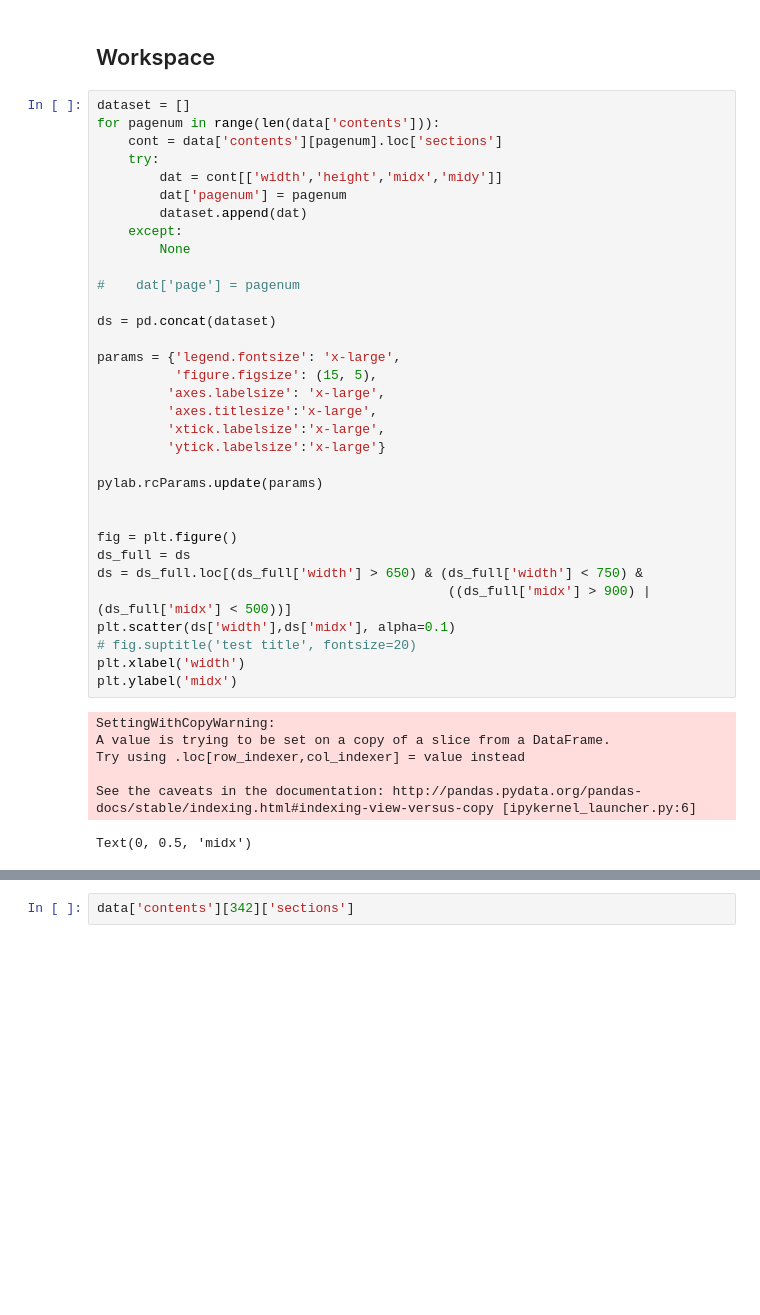
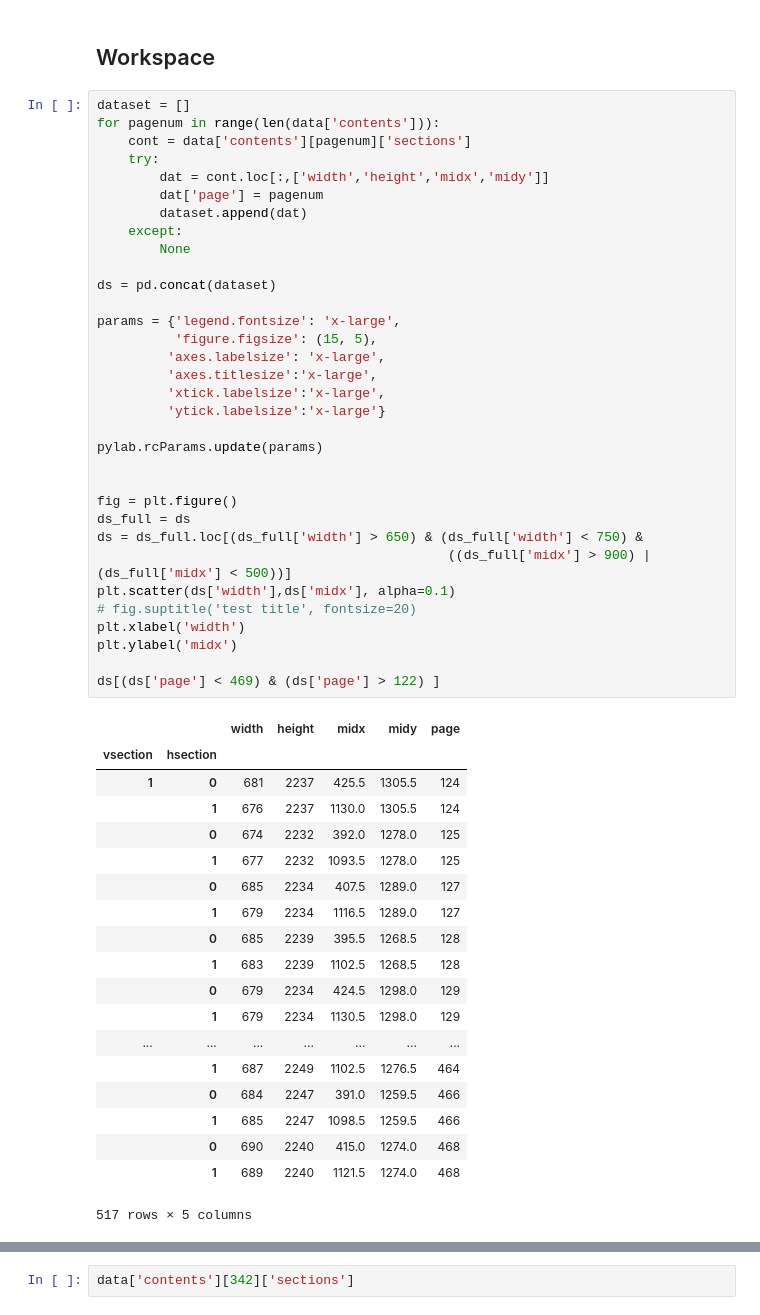
Before and after one commit to MattBrauer/ocr, a Jupyter notebook: findBlocks.ipynb, the cells around one changed output, grey strips where cells are left out. Drawn from its saved outputs; the diff is of its cells as text; blank space fills up the shorter version.

Commit message:
+ section statistics

```diff
--- a/findBlocks.ipynb
+++ b/findBlocks.ipynb
@@ -236,43 +236,56 @@ for i in range(123, 469):
 # %%
 dataset = []
 for pagenum in range(len(data['contents'])):
-    cont = data['contents'][pagenum].loc['sections']
+    cont = data['contents'][pagenum]['sections']
     try:
-        dat = cont[['width','height','midx','midy']]
-        dat['pagenum'] = pagenum
+        dat = cont.loc[:,['width','height','midx','midy']]
+        dat['page'] = pagenum
         dataset.append(dat)
     except:
         None
-
-#    dat['page'] = pagenum
 
 ds = pd.concat(dataset)
 
 params = {'legend.fontsize': 'x-large',
           'figure.figsize': (15, 5),
          'axes.labelsize': 'x-large',
          'axes.titlesize':'x-large',
          'xtick.labelsize':'x-large',
          'ytick.labelsize':'x-large'}
 
 pylab.rcParams.update(params)
 
 
 fig = plt.figure()
 ds_full = ds
 ds = ds_full.loc[(ds_full['width'] > 650) & (ds_full['width'] < 750) &
                                              ((ds_full['midx'] > 900) | (ds_full['midx'] < 500))]
 plt.scatter(ds['width'],ds['midx'], alpha=0.1)
 # fig.suptitle('test title', fontsize=20)
 plt.xlabel('width')
 plt.ylabel('midx')
+
+ds[(ds['page'] < 469) & (ds['page'] > 122) ]
 # %% [output]
+|  |  | width | height | midx | midy | page |
+| vsection | hsection |  |  |  |  |  |
+| 1 | 0 | 681 | 2237 | 425.5 | 1305.5 | 124 |
+|  | 1 | 676 | 2237 | 1130.0 | 1305.5 | 124 |
+|  | 0 | 674 | 2232 | 392.0 | 1278.0 | 125 |
+|  | 1 | 677 | 2232 | 1093.5 | 1278.0 | 125 |
+|  | 0 | 685 | 2234 | 407.5 | 1289.0 | 127 |
+|  | 1 | 679 | 2234 | 1116.5 | 1289.0 | 127 |
+|  | 0 | 685 | 2239 | 395.5 | 1268.5 | 128 |
+|  | 1 | 683 | 2239 | 1102.5 | 1268.5 | 128 |
+|  | 0 | 679 | 2234 | 424.5 | 1298.0 | 129 |
+|  | 1 | 679 | 2234 | 1130.5 | 1298.0 | 129 |
+| ... | ... | ... | ... | ... | ... | ... |
+|  | 1 | 687 | 2249 | 1102.5 | 1276.5 | 464 |
+|  | 0 | 684 | 2247 | 391.0 | 1259.5 | 466 |
+|  | 1 | 685 | 2247 | 1098.5 | 1259.5 | 466 |
+|  | 0 | 690 | 2240 | 415.0 | 1274.0 | 468 |
+|  | 1 | 689 | 2240 | 1121.5 | 1274.0 | 468 |
-SettingWithCopyWarning:
-A value is trying to be set on a copy of a slice from a DataFrame.
-Try using .loc[row_indexer,col_indexer] = value instead
-
-See the caveats in the documentation: http://pandas.pydata.org/pandas-docs/stable/indexing.html#indexing-view-versus-copy [ipykernel_launcher.py:6]
+517 rows × 5 columns
-Text(0, 0.5, 'midx')
 [figure]
 # %%
 data['contents'][342]['sections']
```
